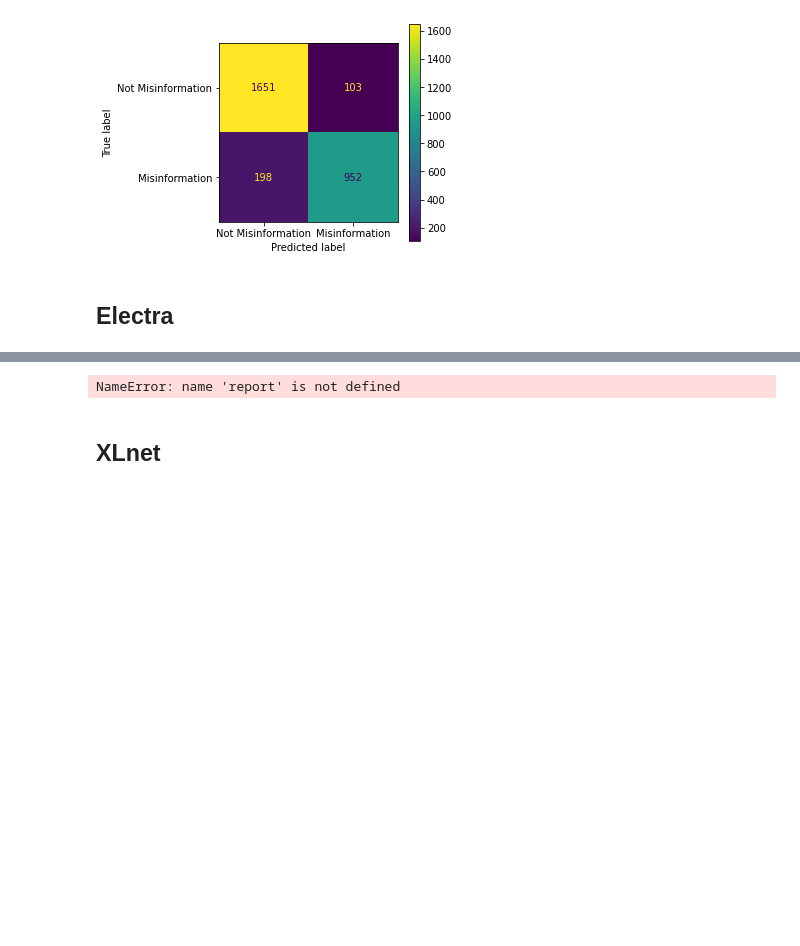
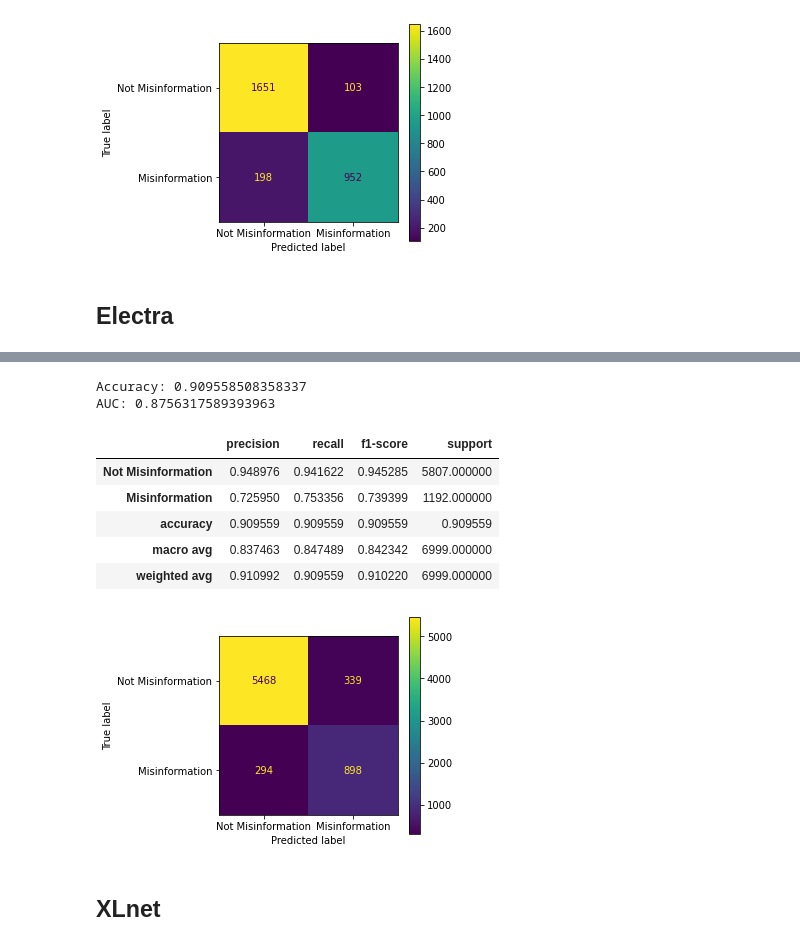
Before and after one commit to crarojasca/MDFI_misinformation, a Jupyter notebook: model_comparative.ipynb, the cells around one changed output, grey strips where cells are left out. Drawn from its saved outputs; the diff is of its cells as text; code cells hidden in the pictures; blank space fills up the shorter version.

```diff
--- a/model_comparative.ipynb
+++ b/model_comparative.ipynb
@@ -233,0 +283,2 @@ AUC: 0.9585196569332208
+# %%
+valid = data[data["PARTITION"] == "VALID"]
@@ -234,8 +310,16 @@ AUC: 0.9585196569332208
 # %%
-scores = test['electra_proba'].apply(lambda x: sum(x[1:]))
-report(test.labels, test['electra_pred'], scores, target_names)
+# scores = valid['electra_proba'].apply(lambda x: sum(x[1:]))
+report(valid.labels, valid['electra_acc_pred'], valid['electra_acc_proba'], target_names)
 # %% [output]
-NameError: name 'report' is not defined
+Accuracy: 0.909558508358337
+AUC: 0.8756317589393963
+|  | precision | recall | f1-score | support |
+| Not Misinformation | 0.948976 | 0.941622 | 0.945285 | 5807.000000 |
+| Misinformation | 0.725950 | 0.753356 | 0.739399 | 1192.000000 |
+| accuracy | 0.909559 | 0.909559 | 0.909559 | 0.909559 |
+| macro avg | 0.837463 | 0.847489 | 0.842342 | 6999.000000 |
+| weighted avg | 0.910992 | 0.909559 | 0.910220 | 6999.000000 |
+[figure, added]
 # %% [markdown]
 ## XLnet
 # %%
```
Also changed, not shown: parts of 16 cells of this notebook, 7 other files.
